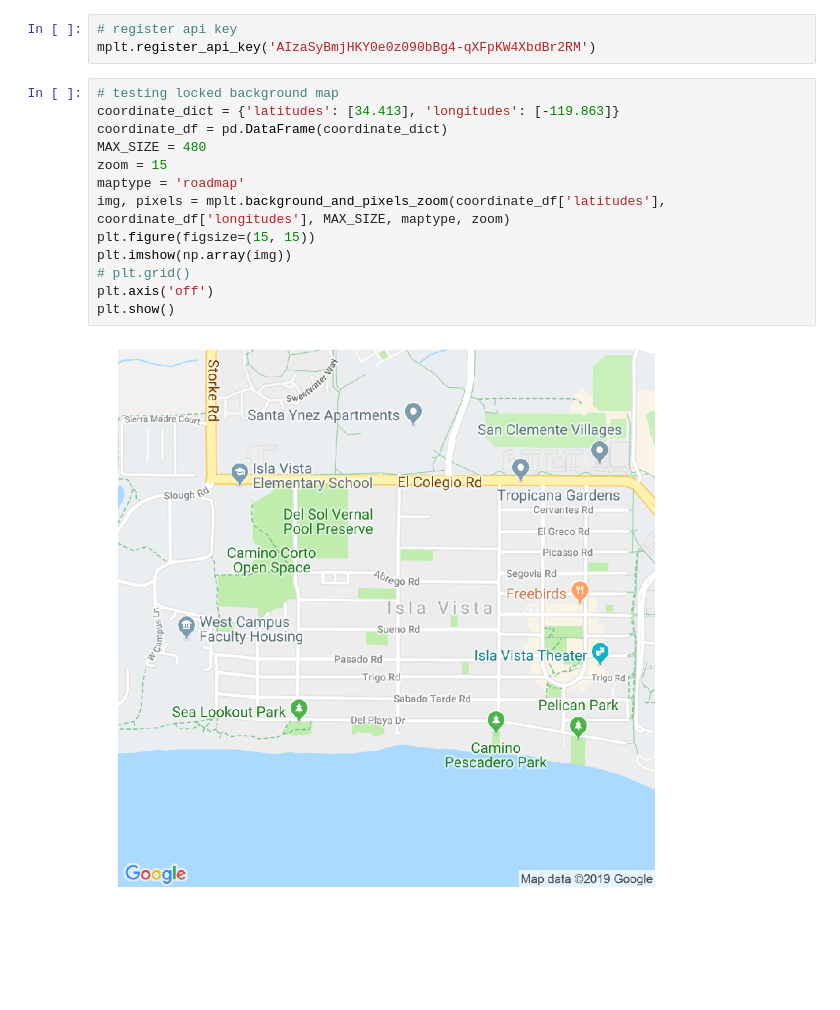
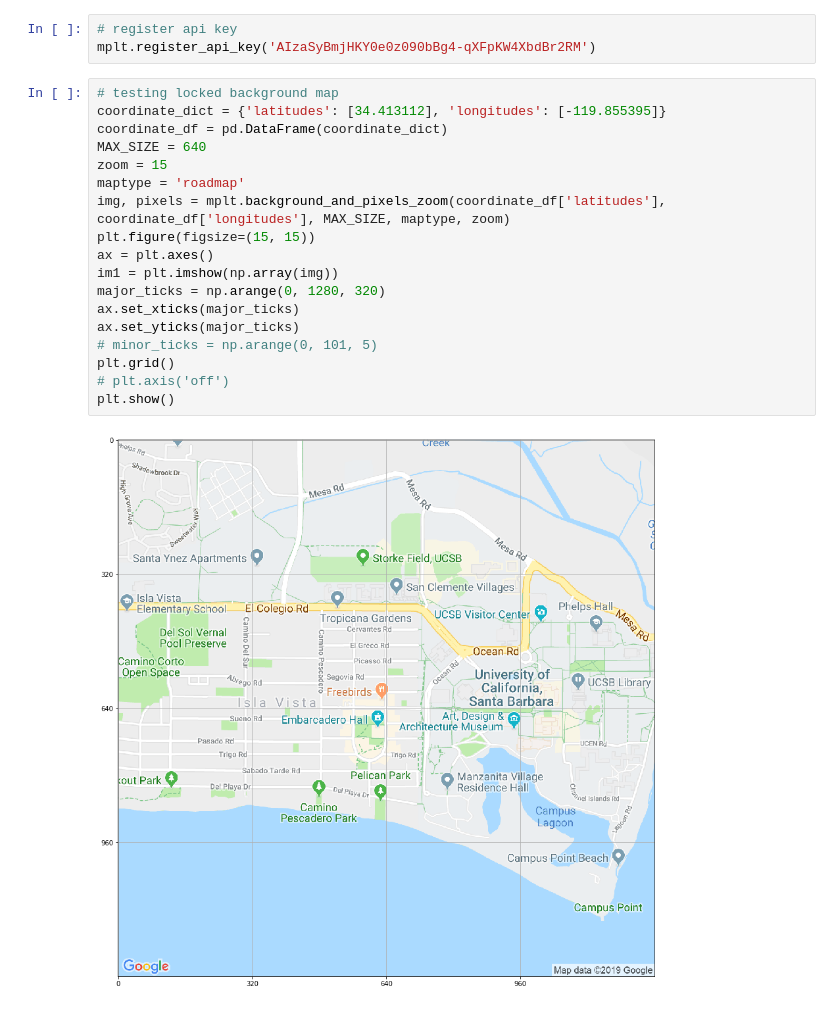
Before and after one commit to brandonapon/birdwatcher, a Jupyter notebook: src/trend_analysis/MapTesting.ipynb, the cells around one changed output. Saved outputs shown, nothing was run; the diff lists cells and outputs as text; blank space fills up the shorter version.

```diff
--- a/src/trend_analysis/MapTesting.ipynb
+++ b/src/trend_analysis/MapTesting.ipynb
@@ -19,16 +19,21 @@ df['week_day'] = df['datetime'].apply(lambda x: days[x.weekday()])
 mplt.register_api_key('AIzaSyBmjHKY0e0z090bBg4-qXFpKW4XbdBr2RM')
 # %%
 # testing locked background map
-coordinate_dict = {'latitudes': [34.413], 'longitudes': [-119.863]}
+coordinate_dict = {'latitudes': [34.413112], 'longitudes': [-119.855395]}
 coordinate_df = pd.DataFrame(coordinate_dict)
-MAX_SIZE = 480
+MAX_SIZE = 640
 zoom = 15
 maptype = 'roadmap'
 img, pixels = mplt.background_and_pixels_zoom(coordinate_df['latitudes'], coordinate_df['longitudes'], MAX_SIZE, maptype, zoom)
 plt.figure(figsize=(15, 15))
-plt.imshow(np.array(img))
-# plt.grid()
-plt.axis('off')
+ax = plt.axes()
+im1 = plt.imshow(np.array(img))
+major_ticks = np.arange(0, 1280, 320)
+ax.set_xticks(major_ticks)
+ax.set_yticks(major_ticks)
+# minor_ticks = np.arange(0, 101, 5)
+plt.grid()
+# plt.axis('off')
 plt.show()
 # %% [output]
-[figure, old version]
+[figure, new version]
```
Also changed, not shown: parts of 5 cells of this notebook, 2 other files.
